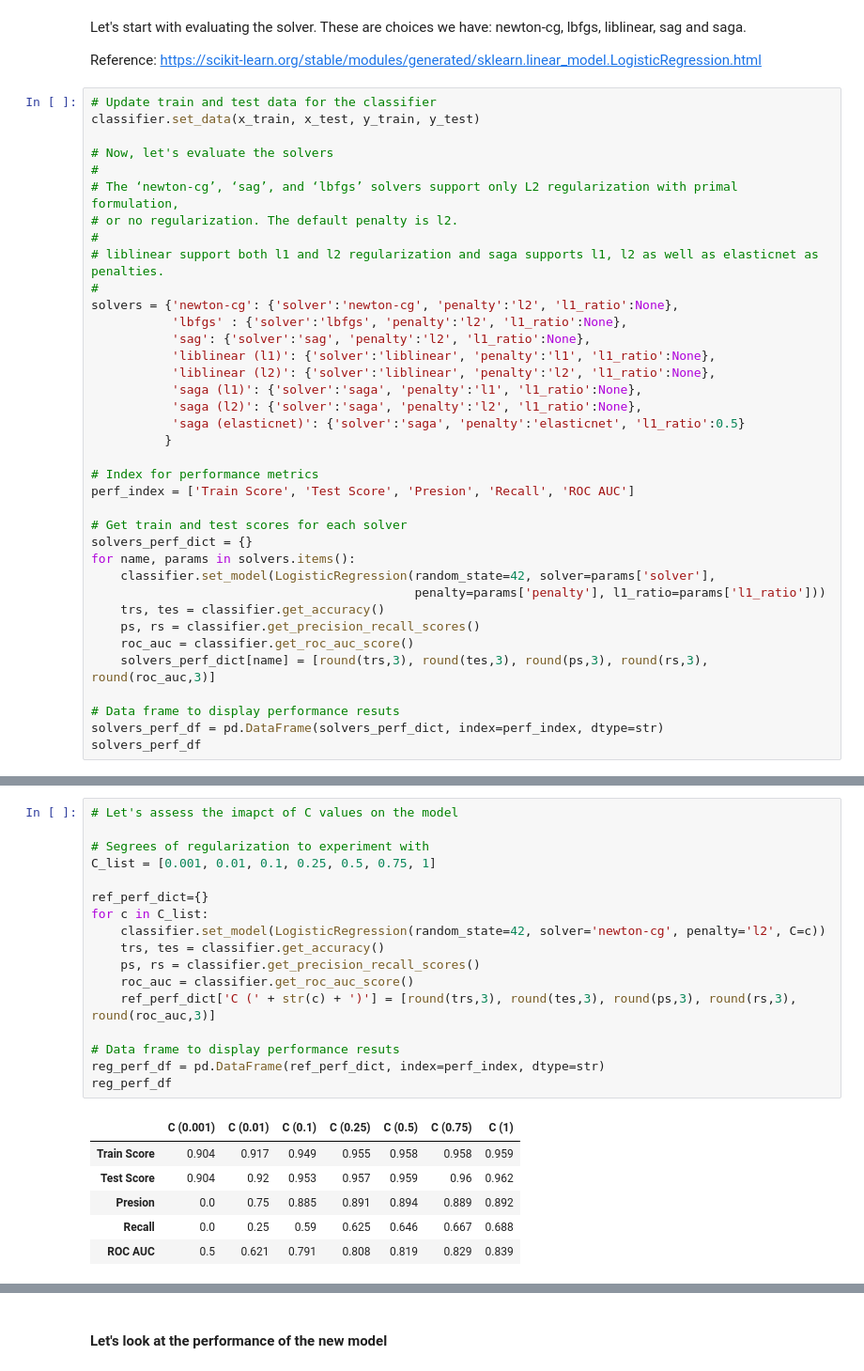
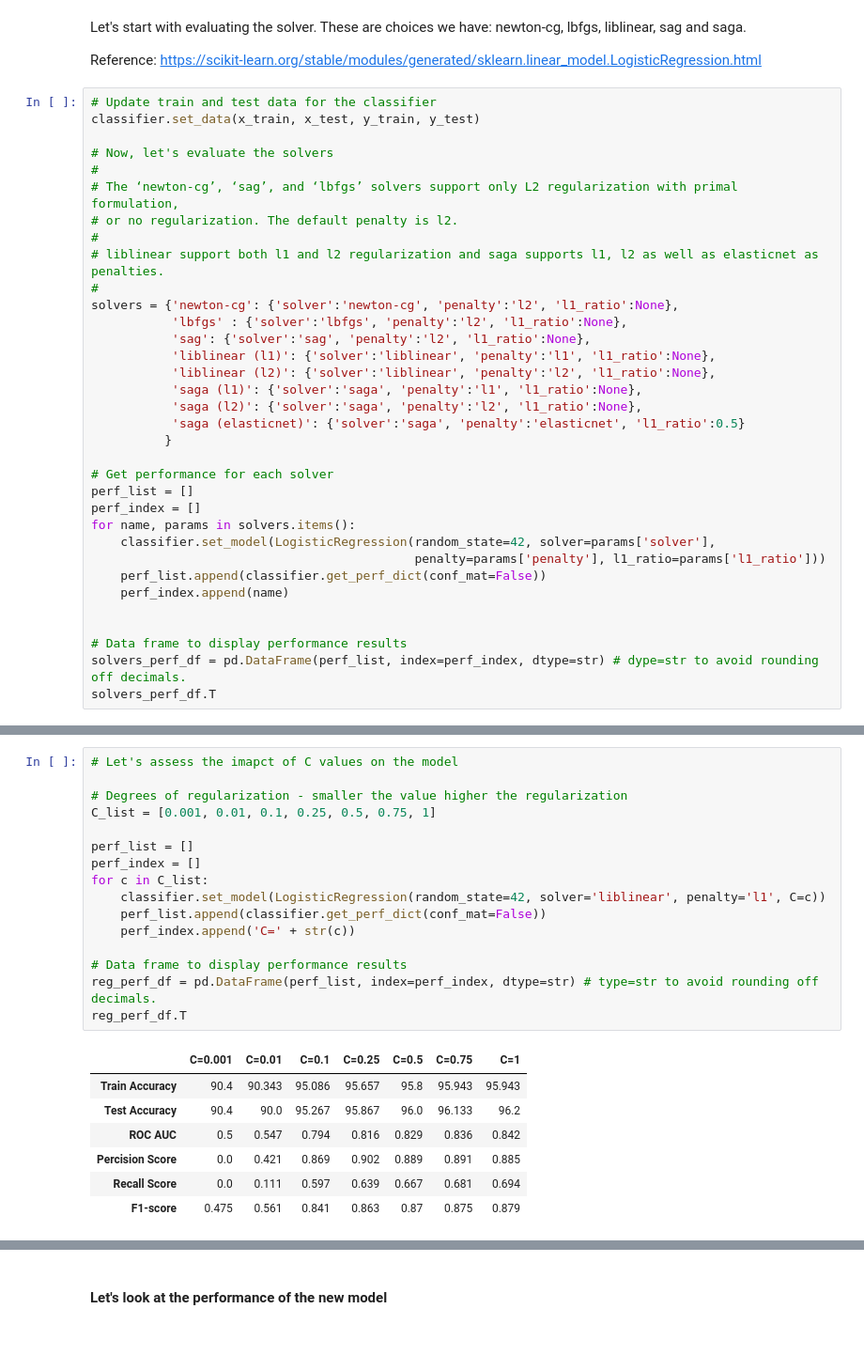
Before and after one commit to GreatLearningAIML1/gl-pgp-aiml-uta-intl-may20-varunkulkarni, a Jupyter notebook: projects/2_thera_bank_personal_loan_campaign/Thera_Bank_Personal_Loan_Campaign_Modelling_VarunKulkarni.ipynb, the cells around one changed output, grey strips where cells are left out. Shown at 94% size. Drawn from its saved outputs; the diff is of its cells as text; blank space fills up the shorter version.

```diff
--- a/projects/2_thera_bank_personal_loan_campaign/Thera_Bank_Personal_Loan_Campaign_Modelling_VarunKulkarni.ipynb
+++ b/projects/2_thera_bank_personal_loan_campaign/Thera_Bank_Personal_Loan_Campaign_Modelling_VarunKulkarni.ipynb
@@ -1065,21 +1027,18 @@ solvers = {'newton-cg': {'solver':'newton-cg', 'penalty':'l2', 'l1_ratio':None},
            'saga (elasticnet)': {'solver':'saga', 'penalty':'elasticnet', 'l1_ratio':0.5}
           }
 
-# Index for performance metrics
-perf_index = ['Train Score', 'Test Score', 'Presion', 'Recall', 'ROC AUC']
-
-# Get train and test scores for each solver
-solvers_perf_dict = {}
+# Get performance for each solver
+perf_list = []
+perf_index = []
 for name, params in solvers.items():
     classifier.set_model(LogisticRegression(random_state=42, solver=params['solver'],
                                             penalty=params['penalty'], l1_ratio=params['l1_ratio']))
-    trs, tes = classifier.get_accuracy()
-    ps, rs = classifier.get_precision_recall_scores()
-    roc_auc = classifier.get_roc_auc_score()
-    solvers_perf_dict[name] = [round(trs,3), round(tes,3), round(ps,3), round(rs,3), round(roc_auc,3)]
+    perf_list.append(classifier.get_perf_dict(conf_mat=False))
+    perf_index.append(name)
 
-# Data frame to display performance resuts
-solvers_perf_df = pd.DataFrame(solvers_perf_dict, index=perf_index, dtype=str)
-solvers_perf_df
+
+# Data frame to display performance results
+solvers_perf_df = pd.DataFrame(perf_list, index=perf_index, dtype=str) # dype=str to avoid rounding off decimals.
+solvers_perf_df.T
 # %% [output]
 |  | newton-cg | lbfgs | sag | liblinear (l1) | liblinear (l2) | saga (l1) | saga (l2) | saga (elasticnet) |
@@ -1117,27 +1077,27 @@ Now, we are left with experimenting with two parameters, namely:
 # %%
 # Let's assess the imapct of C values on the model
 
-# Segrees of regularization to experiment with
+# Degrees of regularization - smaller the value higher the regularization
 C_list = [0.001, 0.01, 0.1, 0.25, 0.5, 0.75, 1]
 
-ref_perf_dict={}
+perf_list = []
+perf_index = []
 for c in C_list:
-    classifier.set_model(LogisticRegression(random_state=42, solver='newton-cg', penalty='l2', C=c))
-    trs, tes = classifier.get_accuracy()
-    ps, rs = classifier.get_precision_recall_scores()
-    roc_auc = classifier.get_roc_auc_score()
-    ref_perf_dict['C (' + str(c) + ')'] = [round(trs,3), round(tes,3), round(ps,3), round(rs,3), round(roc_auc,3)]
+    classifier.set_model(LogisticRegression(random_state=42, solver='liblinear', penalty='l1', C=c))
+    perf_list.append(classifier.get_perf_dict(conf_mat=False))
+    perf_index.append('C=' + str(c))
 
-# Data frame to display performance resuts
-reg_perf_df = pd.DataFrame(ref_perf_dict, index=perf_index, dtype=str)
-reg_perf_df
+# Data frame to display performance results
+reg_perf_df = pd.DataFrame(perf_list, index=perf_index, dtype=str) # type=str to avoid rounding off decimals.
+reg_perf_df.T
 # %% [output]
-|  | C (0.001) | C (0.01) | C (0.1) | C (0.25) | C (0.5) | C (0.75) | C (1) |
-| Train Score | 0.904 | 0.917 | 0.949 | 0.955 | 0.958 | 0.958 | 0.959 |
-| Test Score | 0.904 | 0.92 | 0.953 | 0.957 | 0.959 | 0.96 | 0.962 |
-| Presion | 0.0 | 0.75 | 0.885 | 0.891 | 0.894 | 0.889 | 0.892 |
-| Recall | 0.0 | 0.25 | 0.59 | 0.625 | 0.646 | 0.667 | 0.688 |
-| ROC AUC | 0.5 | 0.621 | 0.791 | 0.808 | 0.819 | 0.829 | 0.839 |
+|  | C=0.001 | C=0.01 | C=0.1 | C=0.25 | C=0.5 | C=0.75 | C=1 |
+| Train Accuracy | 90.4 | 90.343 | 95.086 | 95.657 | 95.8 | 95.943 | 95.943 |
+| Test Accuracy | 90.4 | 90.0 | 95.267 | 95.867 | 96.0 | 96.133 | 96.2 |
+| ROC AUC | 0.5 | 0.547 | 0.794 | 0.816 | 0.829 | 0.836 | 0.842 |
+| Percision Score | 0.0 | 0.421 | 0.869 | 0.902 | 0.889 | 0.891 | 0.885 |
+| Recall Score | 0.0 | 0.111 | 0.597 | 0.639 | 0.667 | 0.681 | 0.694 |
+| F1-score | 0.475 | 0.561 | 0.841 | 0.863 | 0.87 | 0.875 | 0.879 |
 # %% [markdown]
 #### *Observations*:
 1. As the degree of regularization decreases (C value increases), the performance of model improves.
```
Also changed, not shown: parts of 43 cells of this notebook, 1 other file.
